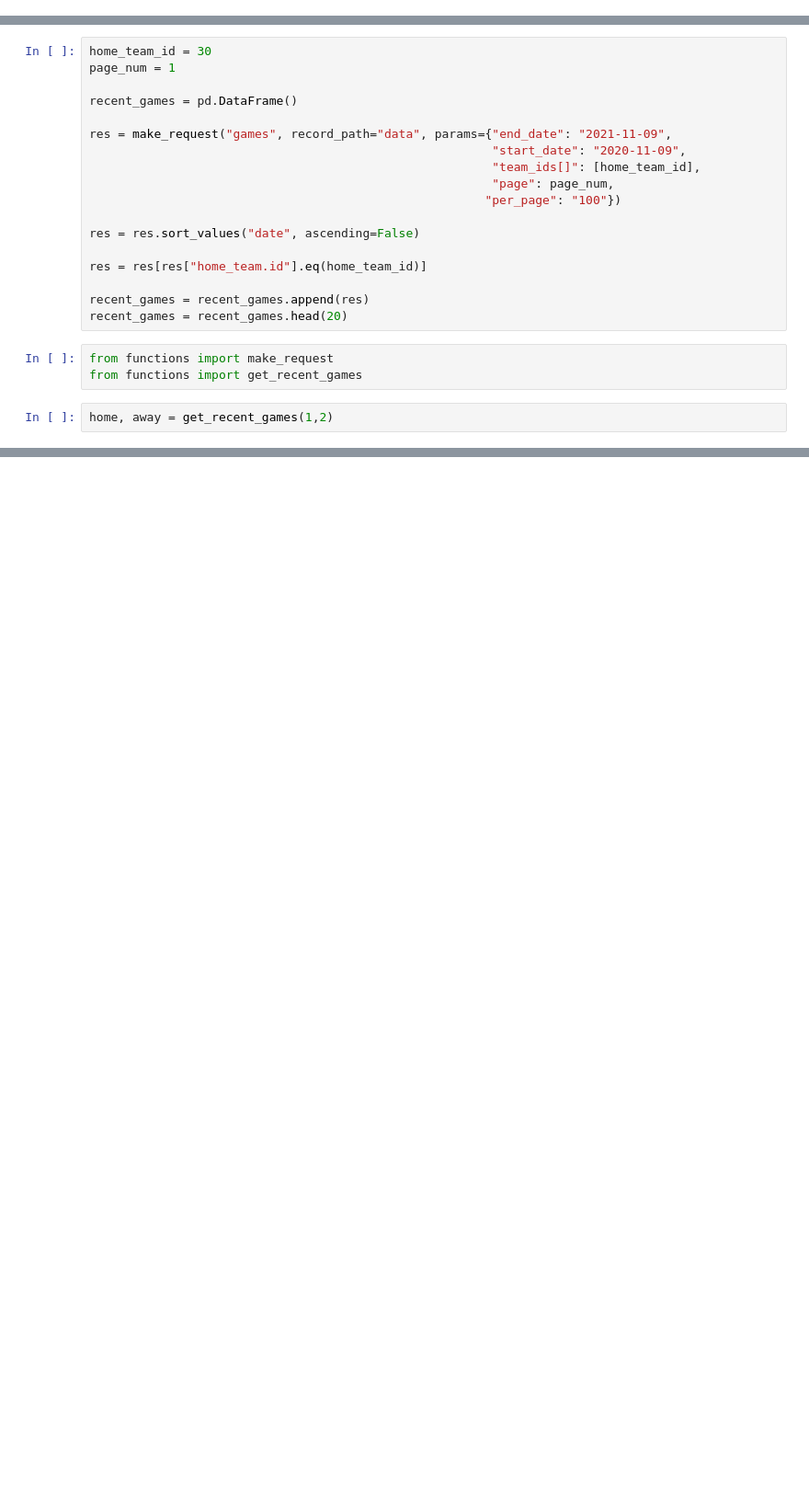
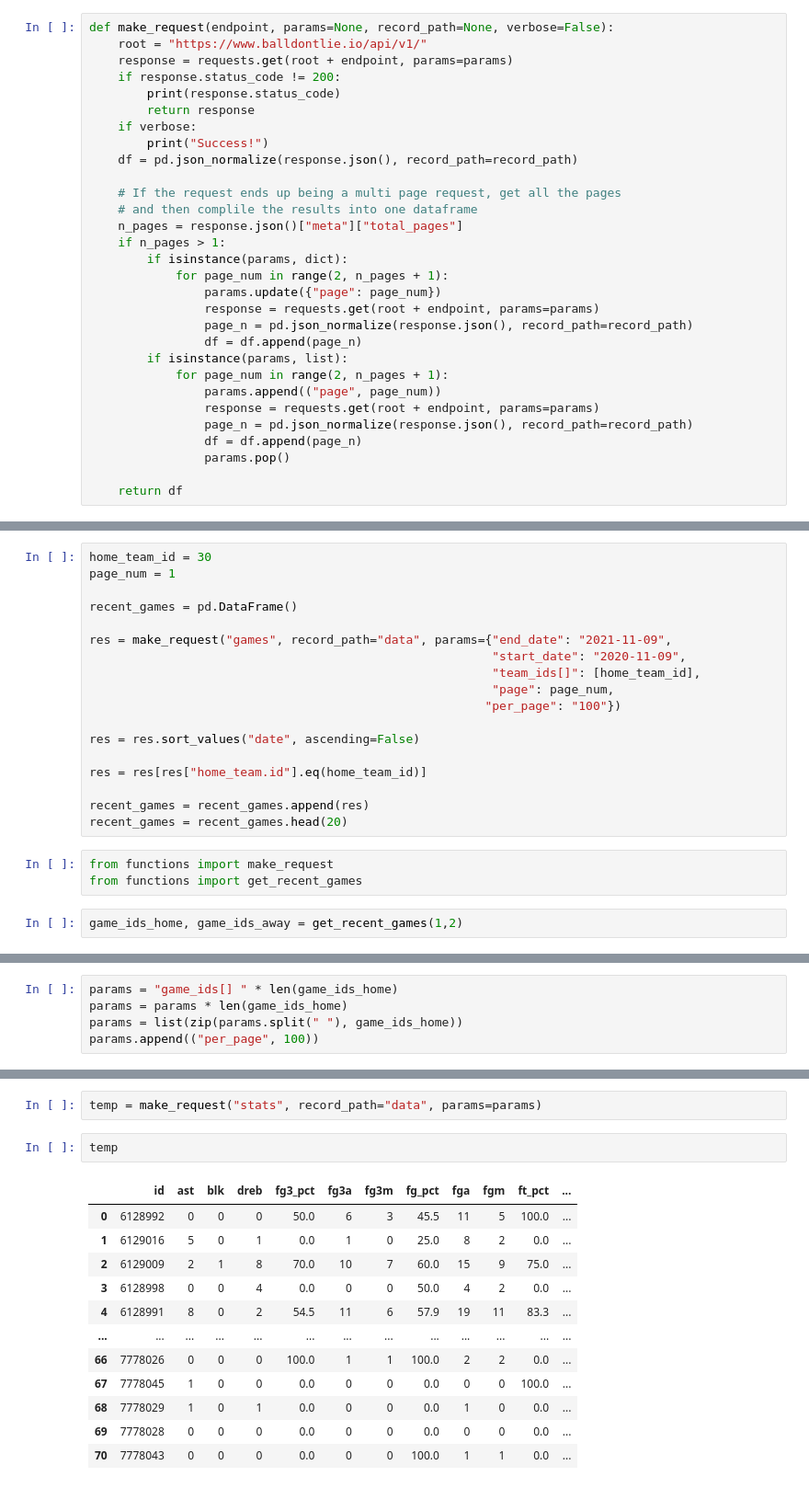
Before and after one commit to ZacharyArgentin/Predicting_NBA_Results, a Jupyter notebook: 5_API.ipynb, the cells around one changed output, grey strips where cells are left out. Shown at 92% size. Drawn from its saved outputs; the diff is of its cells as text; blank space fills up the shorter version.

Commit message:
Updated the make request funciton to automatically handle multi-page api requests.

```diff
--- a/5_API.ipynb
+++ b/5_API.ipynb
@@ -17,3 +7,33 @@ def make_request(endpoint, params=None, record_path=None, verbose=False):
+# %%
+def make_request(endpoint, params=None, record_path=None, verbose=False):
+    root = "https://www.balldontlie.io/api/v1/"
+    response = requests.get(root + endpoint, params=params)
+    if response.status_code != 200:
+        print(response.status_code)
+        return response
+    if verbose:
+        print("Success!")
+    df = pd.json_normalize(response.json(), record_path=record_path)
+
+    # If the request ends up being a multi page request, get all the pages
+    # and then complile the results into one dataframe
+    n_pages = response.json()["meta"]["total_pages"]
+    if n_pages > 1:
+        if isinstance(params, dict):
+            for page_num in range(2, n_pages + 1):
+                params.update({"page": page_num})
+                response = requests.get(root + endpoint, params=params)
+                page_n = pd.json_normalize(response.json(), record_path=record_path)
+                df = df.append(page_n)
+        if isinstance(params, list):
+            for page_num in range(2, n_pages + 1):
+                params.append(("page", page_num))
+                response = requests.get(root + endpoint, params=params)
+                page_n = pd.json_normalize(response.json(), record_path=record_path)
+                df = df.append(page_n)
+                params.pop()
+
+    return df
 # %%
 teams = make_request("teams", record_path="data")
 # %%
@@ -60,4 +80,4 @@ recent_games = recent_games.head(20)
 from functions import make_request
 from functions import get_recent_games
 # %%
-home, away = get_recent_games(1,2)
+game_ids_home, game_ids_away = get_recent_games(1,2)
@@ -63,0 +107,5 @@ home, away = get_recent_games(1,2)
+# %%
+params = "game_ids[] " * len(game_ids_home)
+params = params * len(game_ids_home)
+params = list(zip(params.split(" "), game_ids_home))
+params.append(("per_page", 100))
@@ -63,0 +136,17 @@ home, away = get_recent_games(1,2)
+# %%
+temp = make_request("stats", record_path="data", params=params)
+# %%
+temp
+# %% [output]
+|  | id | ast | blk | dreb | fg3_pct | fg3a | fg3m | fg_pct | fga | fgm | ft_pct | ... |
+| 0 | 6128992 | 0 | 0 | 0 | 50.0 | 6 | 3 | 45.5 | 11 | 5 | 100.0 | ... |
+| 1 | 6129016 | 5 | 0 | 1 | 0.0 | 1 | 0 | 25.0 | 8 | 2 | 0.0 | ... |
+| 2 | 6129009 | 2 | 1 | 8 | 70.0 | 10 | 7 | 60.0 | 15 | 9 | 75.0 | ... |
+| 3 | 6128998 | 0 | 0 | 4 | 0.0 | 0 | 0 | 50.0 | 4 | 2 | 0.0 | ... |
+| 4 | 6128991 | 8 | 0 | 2 | 54.5 | 11 | 6 | 57.9 | 19 | 11 | 83.3 | ... |
+| ... | ... | ... | ... | ... | ... | ... | ... | ... | ... | ... | ... | ... |
+| 66 | 7778026 | 0 | 0 | 0 | 100.0 | 1 | 1 | 100.0 | 2 | 2 | 0.0 | ... |
+| 67 | 7778045 | 1 | 0 | 0 | 0.0 | 0 | 0 | 0.0 | 0 | 0 | 100.0 | ... |
+| 68 | 7778029 | 1 | 0 | 1 | 0.0 | 0 | 0 | 0.0 | 1 | 0 | 0.0 | ... |
+| 69 | 7778028 | 0 | 0 | 0 | 0.0 | 0 | 0 | 0.0 | 0 | 0 | 0.0 | ... |
+| 70 | 7778043 | 0 | 0 | 0 | 0.0 | 0 | 0 | 100.0 | 1 | 1 | 0.0 | ... |
```
Also changed, not shown: parts of 11 cells of this notebook, 2 other files.
